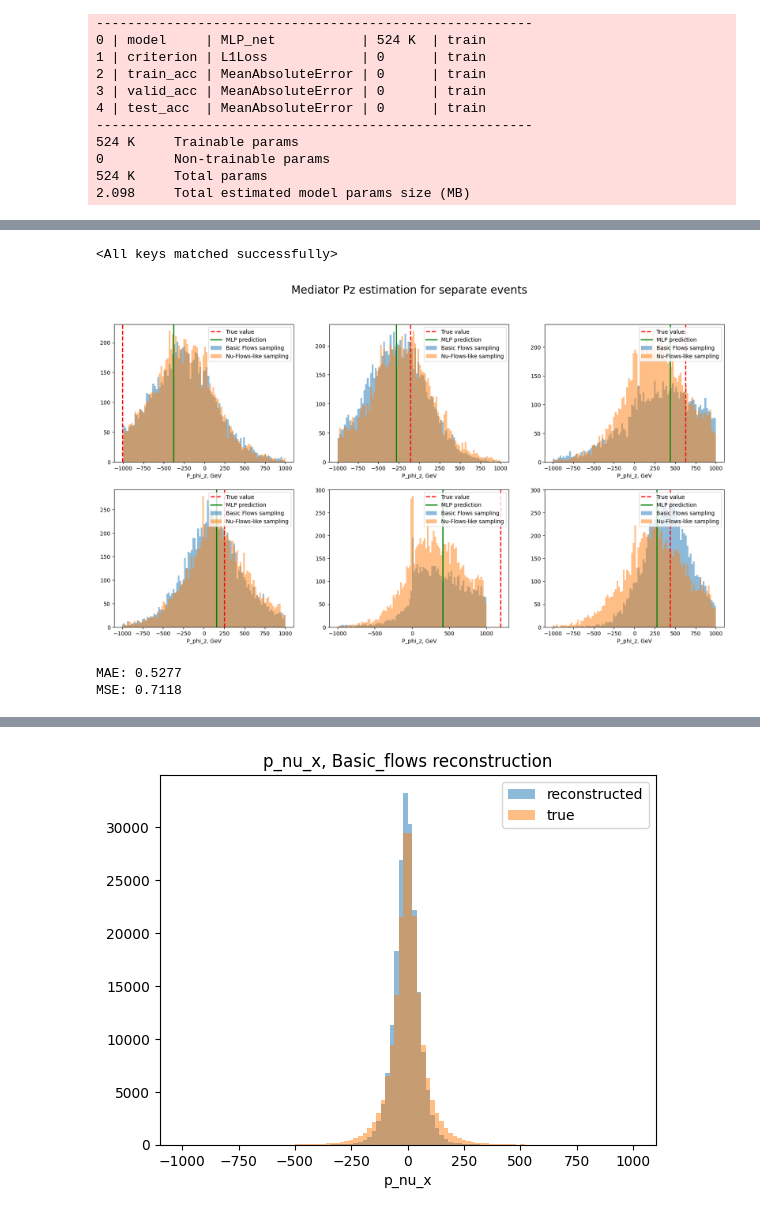
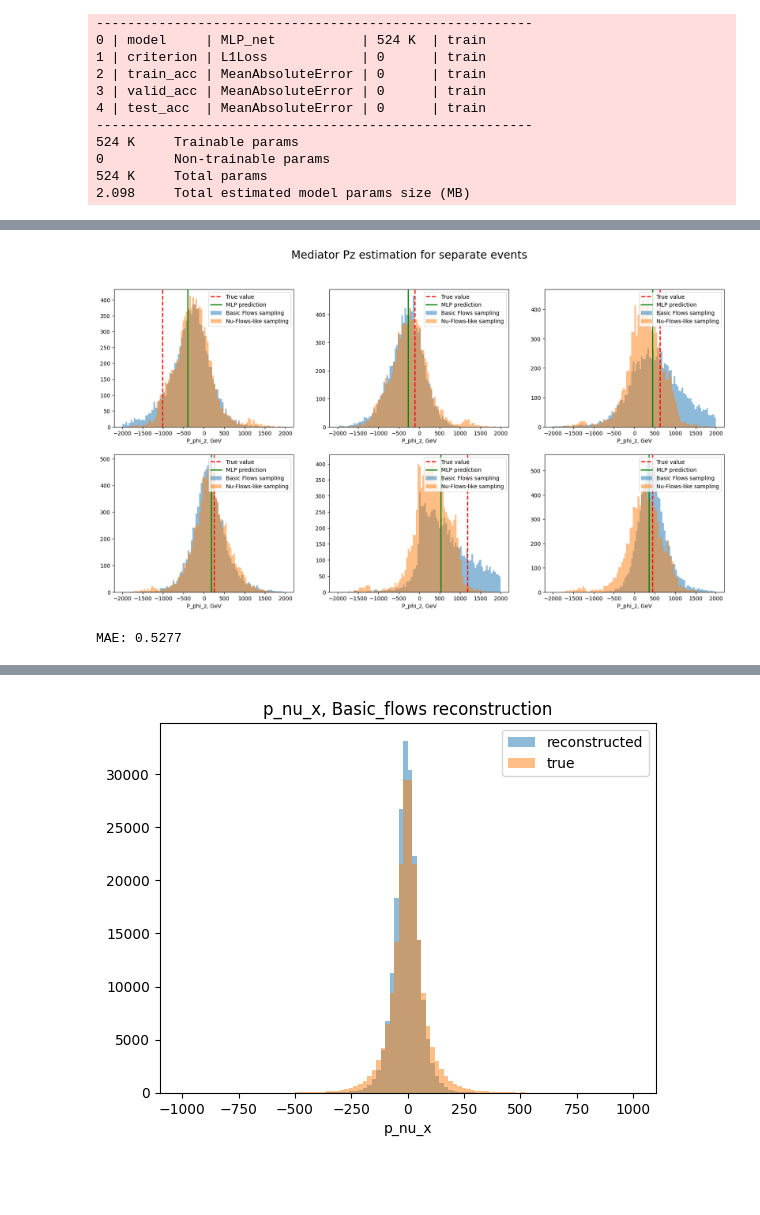
Before and after one commit to emil2001/SpinCorrs, a Jupyter notebook: notebooks/SpinCorrs_regression_NF.ipynb, the cells around one changed output, grey strips where cells are left out. Saved outputs shown, nothing was run; the diff lists cells and outputs as text; code cells hidden in the pictures; blank space fills up the shorter version.

```diff
--- a/notebooks/SpinCorrs_regression_NF.ipynb
+++ b/notebooks/SpinCorrs_regression_NF.ipynb
@@ -238,9 +238,9 @@ def create_trainer(name, max_epochs = 10):
 # %%
 mlp_model = sc_models.MLP_net(len(X_vars), len(y_vars), 500, 3, 0.15)
 basic_flow = sc_models.Basic_flow(cond_size = len(X_vars), target_size = len(y_vars))
-nu_flow = sc_models.Nu_flow(encoder = sc_models.DeepSet(len(X_vars), 20), target_size = len(y_vars),
+nu_flow = sc_models.Nu_flow(encoder = sc_models.DeepSet(len(X_vars), 14), target_size = len(y_vars),
                             masking_order = [1, 1, -1, 1, 1, -1],  # masking is done for (x,y) <-> z for neutrino and mediator
-                            num_layers = 7, context_size = 20, spline_conf = (100, 3, 0.1))
+                            num_layers = 3, context_size = 14, spline_conf = (92, 4, 0.1))
 # %%
 pl_model_mlp = LModel(mlp_model)
 trainer = create_trainer("mlp", max_epochs = 100)
@@ -298,57 +317,42 @@ checkpoint = torch.load('../checkpoints/parton/nu_flow-v1.ckpt')
 state_dict = checkpoint["state_dict"]
 model_dict = {key.removeprefix("model."):val for key, val in state_dict.items()}
 nu_flow.load_state_dict(model_dict)
-# %% [output]
-<All keys matched successfully>
 # %%
 X_test_DM = pd.DataFrame(scaler_X.transform(np.array(test_raw_DM[X_vars])), columns=X_vars)[:20]
 y_test_DM = pd.DataFrame(scaler_y.transform(np.array(test_raw_DM[y_vars])), columns=y_vars)[:20]
+y_test_unscaled = scaler_y.inverse_transform(y_test_DM)
 
 with torch.no_grad():
-    pred_basic = basic_flow.sample(num_samples = 10000, context=torch.tensor(X_test_DM.values, dtype = torch.float32))
-    pred_nuflows = nu_flow.sample(num_samples = 10000, context=torch.tensor(X_test_DM.values, dtype = torch.float32))
-    pred_mlp = mlp_model.forward(torch.tensor(X_test_DM.values, dtype = torch.float32))
-
-pred_mlp = scaler_y.inverse_transform(pred_mlp)
-y_test_unscaled = scaler_y.inverse_transform(y_test_DM)
+    pred_basic = basic_flow.sample(num_samples = 10000, context=torch.tensor(X_test_DM.values, dtype = torch.float32).to(device)).cpu()
+    pred_nuflows = nu_flow.sample(num_samples = 10000, context=torch.tensor(X_test_DM.values, dtype = torch.float32).to(device)).cpu()
+    pred_mlp = mlp_model.forward(torch.tensor(X_test_DM.values, dtype = torch.float32).to(device)).cpu()
 # %%
 from pathlib import Path
 Path("../plots/parton").mkdir(parents=True, exist_ok=True)
 
 # plt.rcParams.update({
 #     "text.usetex": True,
 #     "font.family": "monospace",
 #     "font.monospace": "Computer Modern Typewriter"
 # })
 plt.rcParams.update(plt.rcParamsDefault)
 fig, axes = plt.subplots(2,3, figsize=(20,10))
 for i, ax in enumerate(axes.flat):
     ax.axvline(y_test_unscaled[i][5], c='red', label = "True value", linestyle = '--', linewidth = 2)
-    ax.axvline(pred_mlp[i][5], c='green', label = "MLP prediction", linewidth = 2)
-    ax.hist(scaler_y.inverse_transform(pred_basic[i])[:,5], bins = 100, range = (-1000, 1000), alpha=.5, label = "Basic Flows sampling")
-    ax.hist(scaler_y.inverse_transform(pred_nuflows[i])[:,5], bins = 100, range = (-1000, 1000), alpha=.5, label = "Nu-Flows-like sampling")
+    ax.axvline(scaler_y.inverse_transform(pred_mlp)[i][5], c='green', label = "MLP prediction", linewidth = 2)
+    ax.hist(scaler_y.inverse_transform(pred_basic[i])[:,5], bins = 100, range = (-2000, 2000), alpha=.5, label = "Basic Flows sampling")
+    ax.hist(scaler_y.inverse_transform(pred_nuflows[i])[:,5], bins = 100, range = (-2000, 2000), alpha=.5, label = "Nu-Flows-like sampling")
     ax.legend(loc='upper right', fontsize=10)
     ax.set_xlabel("P_phi_z, GeV")
 fig.suptitle("Mediator Pz estimation for separate events", fontsize = 20)
 plt.savefig("../plots/parton/Pz_NF_comparison.pdf")
 plt.show()
 # %% [output]
-[figure, old version]
+[figure, new version]
 # %%
 X_test_DM = pd.DataFrame(scaler_X.transform(np.array(test_raw_DM[X_vars])), columns=X_vars)
 y_test_DM = pd.DataFrame(scaler_y.transform(np.array(test_raw_DM[y_vars])), columns=y_vars)
 y_test_unscaled = scaler_y.inverse_transform(y_test_DM)
-# %%
-from torchmetrics.regression import MeanAbsoluteError
-from torcheval.metrics.functional import mean_squared_error
-with torch.no_grad():
-    pred_mlp = mlp_model.forward(torch.tensor(X_test_DM.values, dtype = torch.float32))
-mean_absolute_error = MeanAbsoluteError()
-print(f'MAE: {mean_absolute_error(torch.tensor(pred_mlp), torch.tensor(y_test_DM.values)):.4f}')
-print(f'MSE: {mean_squared_error(torch.tensor(pred_mlp), torch.tensor(y_test_DM.values)):.4f}')
-# %% [output]
-MAE: 0.5277
-MSE: 0.7118
 # %%
 def plot_targets(y_vars, pred, y_test_unscaled, bins = 100, alpha = 0.5,
                 bin_ranges = [(-1000, 1000), (-1000, 1000), (-1000, 1000), (-1000, 1000), (-1000, 1000), (-1000, 1000)],
@@ -361,4 +365,13 @@ def plot_targets(y_vars, pred, y_test_unscaled, bins = 100, alpha = 0.5,
         plt.legend()
         plt.savefig(f"../plots/parton/{y_vars[i]}_{name}.pdf")
         plt.show()
+# %%
+from torchmetrics.regression import MeanAbsoluteError
+with torch.no_grad():
+    pred_mlp = mlp_model.forward(torch.tensor(X_test_DM.values, dtype = torch.float32).to(device)).cpu()
+mean_absolute_error = MeanAbsoluteError()
+print(f'MAE: {mean_absolute_error(torch.tensor(pred_mlp), torch.tensor(y_test_DM.values)):.4f}')
+pred_mlp = scaler_y.inverse_transform(pred_mlp)
+# %% [output]
+MAE: 0.5277
 # %%
```
Also changed, not shown: parts of 13 cells of this notebook, 2 other files.
